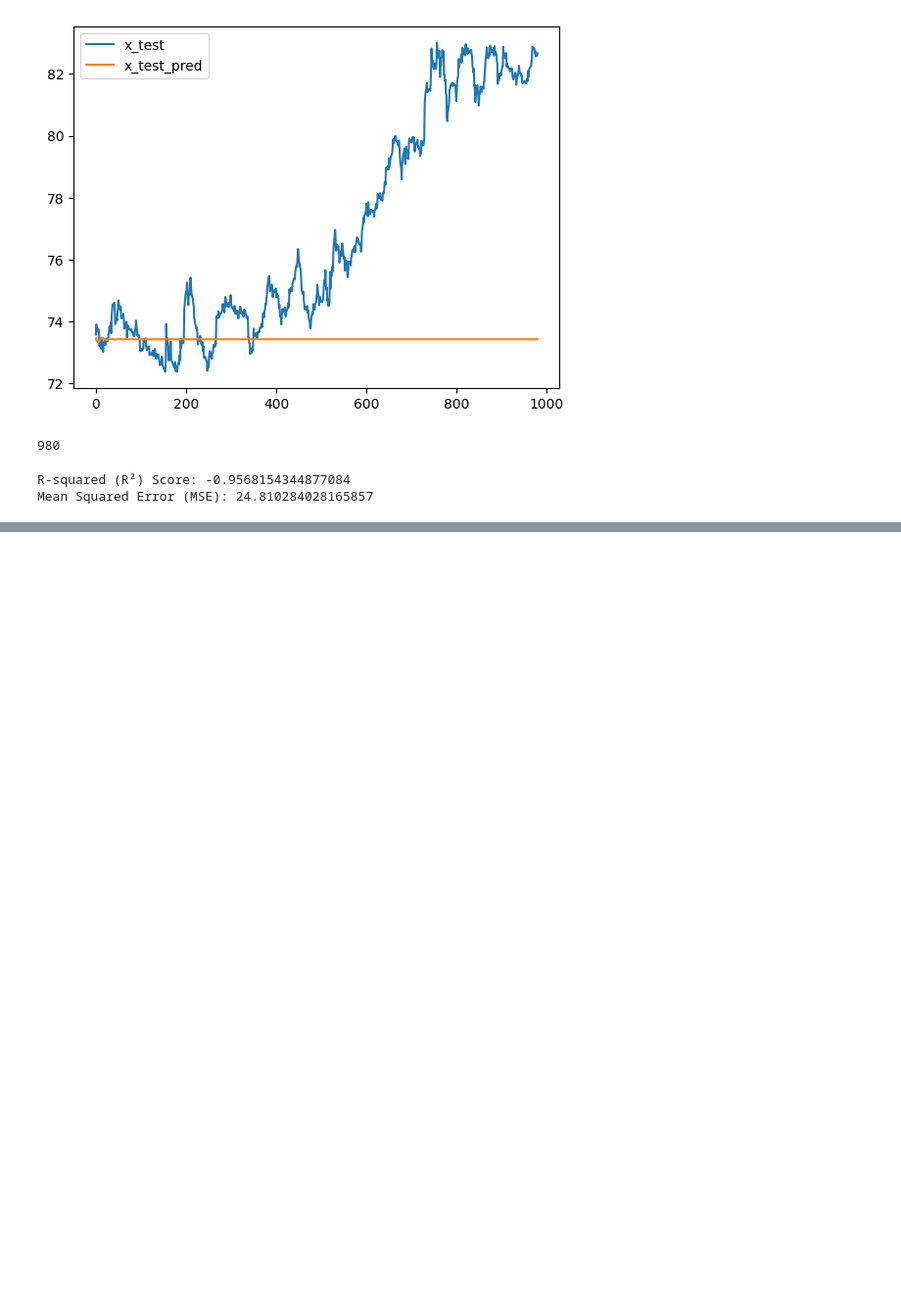
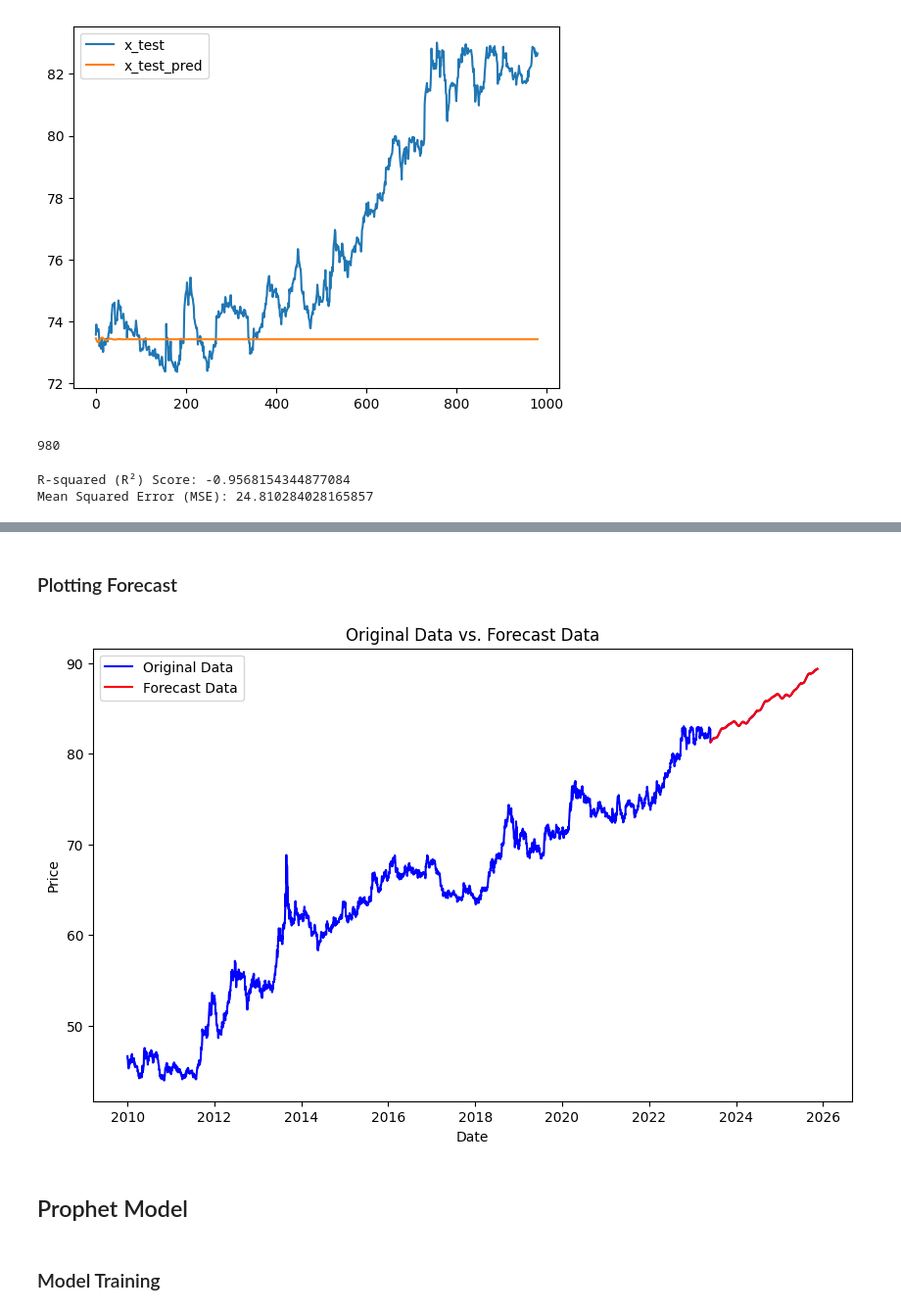
Before and after one commit to Samarjeet-singh-chhabra/USD_INR_DeepLearning_Forecast, a Jupyter notebook: USD_INR_LSTM_Forecast.ipynb, the cells around one changed output, grey strips where cells are left out. Shown at 98% size. Cells and saved outputs as stored; diff of their text form; code cells hidden in the pictures; blank space fills up the shorter version.

Commit message:
Add prophet and prophet neural

```diff
--- a/USD_INR_LSTM_Forecast.ipynb
+++ b/USD_INR_LSTM_Forecast.ipynb
@@ -1075,0 +1165,3 @@ Mean Squared Error (MSE): 24.810284028165857
+# %%
+m = NeuralProphet()
+model = m.fit(inr_df, freq='D', epochs=1000)
@@ -1075,0 +1186,9 @@ Mean Squared Error (MSE): 24.810284028165857
+# %%
+# Generate future dates for forecasting
+future = m.make_future_dataframe(inr_df, periods=900)
+
+# Use the fitted model to make predictions for the future dates
+forecastPN = m.predict(future)
+
+# Display the first few rows of the forecasted data
+print(forecastPN.head())
@@ -1075,0 +1232,30 @@ Mean Squared Error (MSE): 24.810284028165857
+# %% [markdown]
+### Plotting Forecast
+# %%
+# Creating prefered datset out of forecastPN
+forecastPN_new = forecastPN[['ds', 'yhat1']].copy()
+
+# Making yhat1 column as 'y'
+forecastPN_new.rename(columns={'yhat1': 'y'}, inplace=True)
+
+# Concatenate the two DataFrames
+concatenated_df_PN = pd.concat([inr_df, forecastPN_new], ignore_index=True)
+
+# Sort the concatenated DataFrame by the 'ds' column (date)
+concatenated_df_PN.sort_values(by='ds', inplace=True)
+
+# Plot the two datasets on a line graph with different colors
+plt.figure(figsize=(10, 6))
+plt.plot(concatenated_df_PN['ds'], concatenated_df_PN['y'], label='Original Data', color='blue')
+plt.plot(forecastPN_new['ds'], forecastPN_new['y'], label='Forecast Data', color='red')
+plt.xlabel('Date')
+plt.ylabel('Price')
+plt.title('Original Data vs. Forecast Data')
+plt.legend()
+plt.show()
+# %% [output]
+[figure, added]
+# %% [markdown]
+## Prophet Model
+# %% [markdown]
+### Model Training
```
Also changed, not shown: parts of 27 cells of this notebook.
